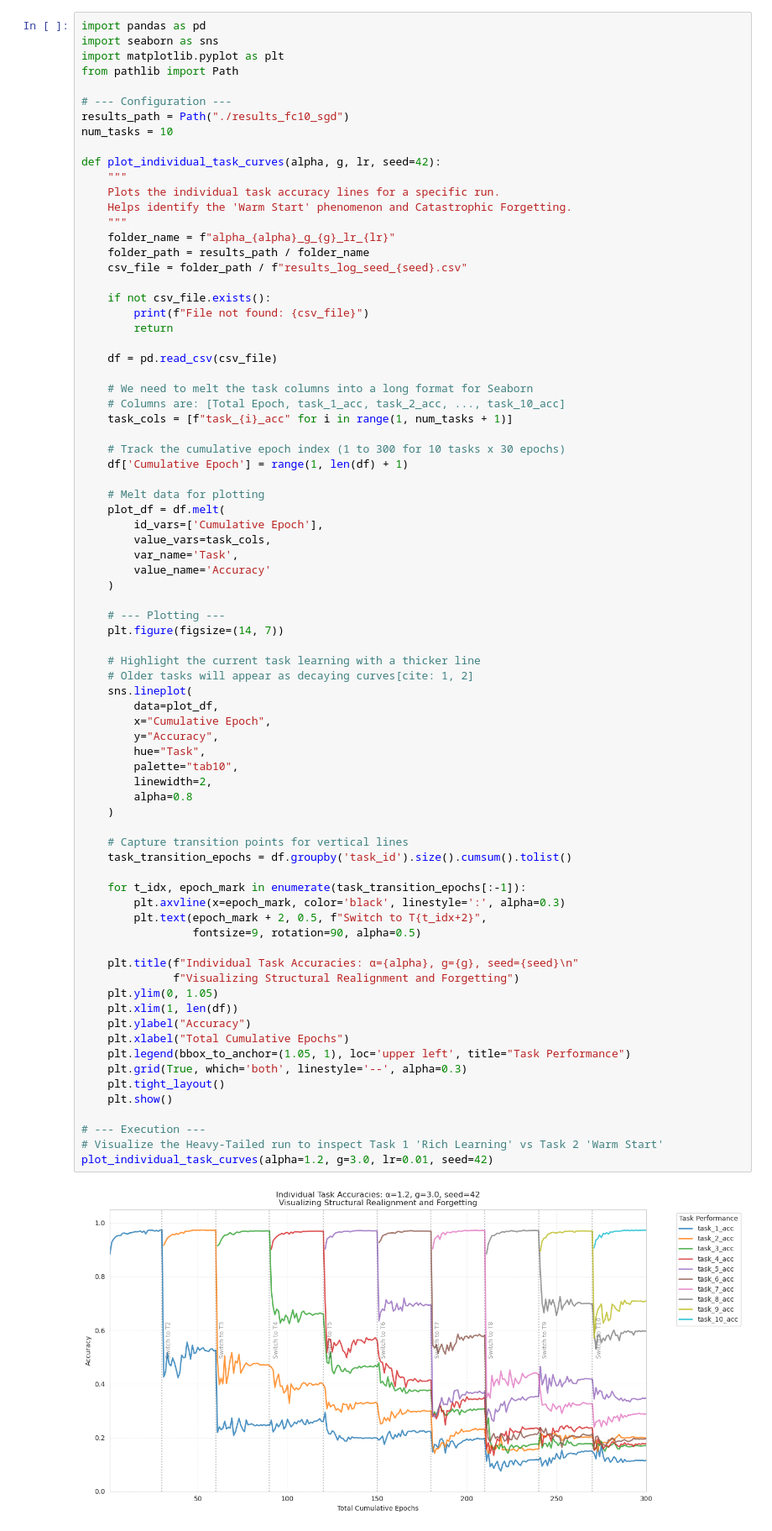
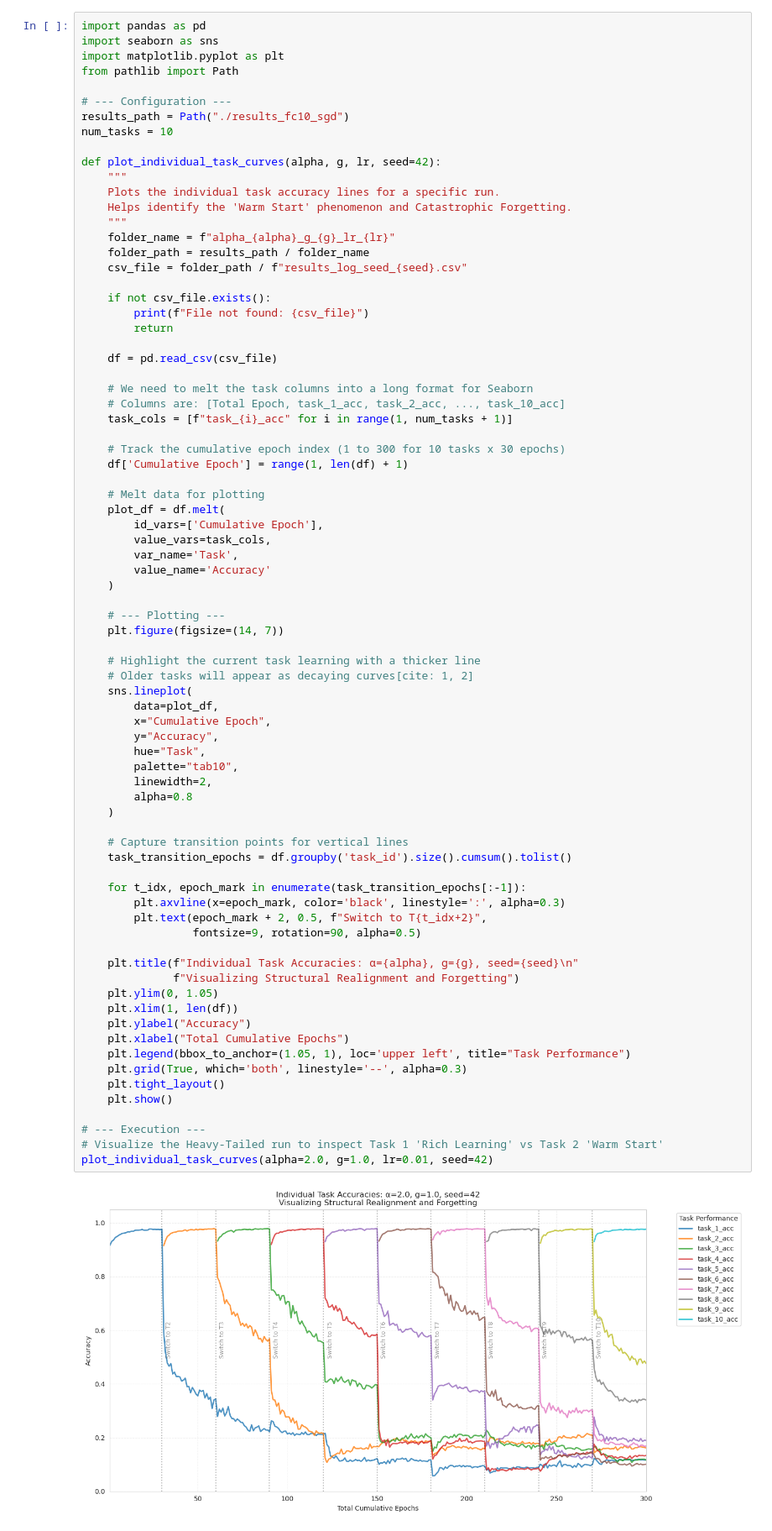
Before and after one commit to YiHaoFromEarth/ht-initialisation-dynamics, a Jupyter notebook: continual_learning/permuted_mnist.ipynb, the cells around one changed output. Shown at 84% size. Drawn from its saved outputs; the diff is of its cells as text.

```diff
--- a/continual_learning/permuted_mnist.ipynb
+++ b/continual_learning/permuted_mnist.ipynb
@@ -366,35 +366,35 @@ def plot_individual_task_curves(alpha, g, lr, seed=42):
         x="Cumulative Epoch",
         y="Accuracy",
         hue="Task",
         palette="tab10",
         linewidth=2,
         alpha=0.8
     )
 
     # Capture transition points for vertical lines
     task_transition_epochs = df.groupby('task_id').size().cumsum().tolist()
 
     for t_idx, epoch_mark in enumerate(task_transition_epochs[:-1]):
         plt.axvline(x=epoch_mark, color='black', linestyle=':', alpha=0.3)
         plt.text(epoch_mark + 2, 0.5, f"Switch to T{t_idx+2}",
                  fontsize=9, rotation=90, alpha=0.5)
 
     plt.title(f"Individual Task Accuracies: α={alpha}, g={g}, seed={seed}\n"
               f"Visualizing Structural Realignment and Forgetting")
     plt.ylim(0, 1.05)
     plt.xlim(1, len(df))
     plt.ylabel("Accuracy")
     plt.xlabel("Total Cumulative Epochs")
     plt.legend(bbox_to_anchor=(1.05, 1), loc='upper left', title="Task Performance")
     plt.grid(True, which='both', linestyle='--', alpha=0.3)
     plt.tight_layout()
     plt.show()
 
 # --- Execution ---
 # Visualize the Heavy-Tailed run to inspect Task 1 'Rich Learning' vs Task 2 'Warm Start'
-plot_individual_task_curves(alpha=1.2, g=3.0, lr=0.01, seed=42)
+plot_individual_task_curves(alpha=2.0, g=1.0, lr=0.01, seed=42)
 # %% [output]
-[figure, old version]
+[figure, new version]
 # %%
 import pandas as pd
 import seaborn as sns
```
Also changed, not shown: parts of 6 cells of this notebook, 41 other files.
